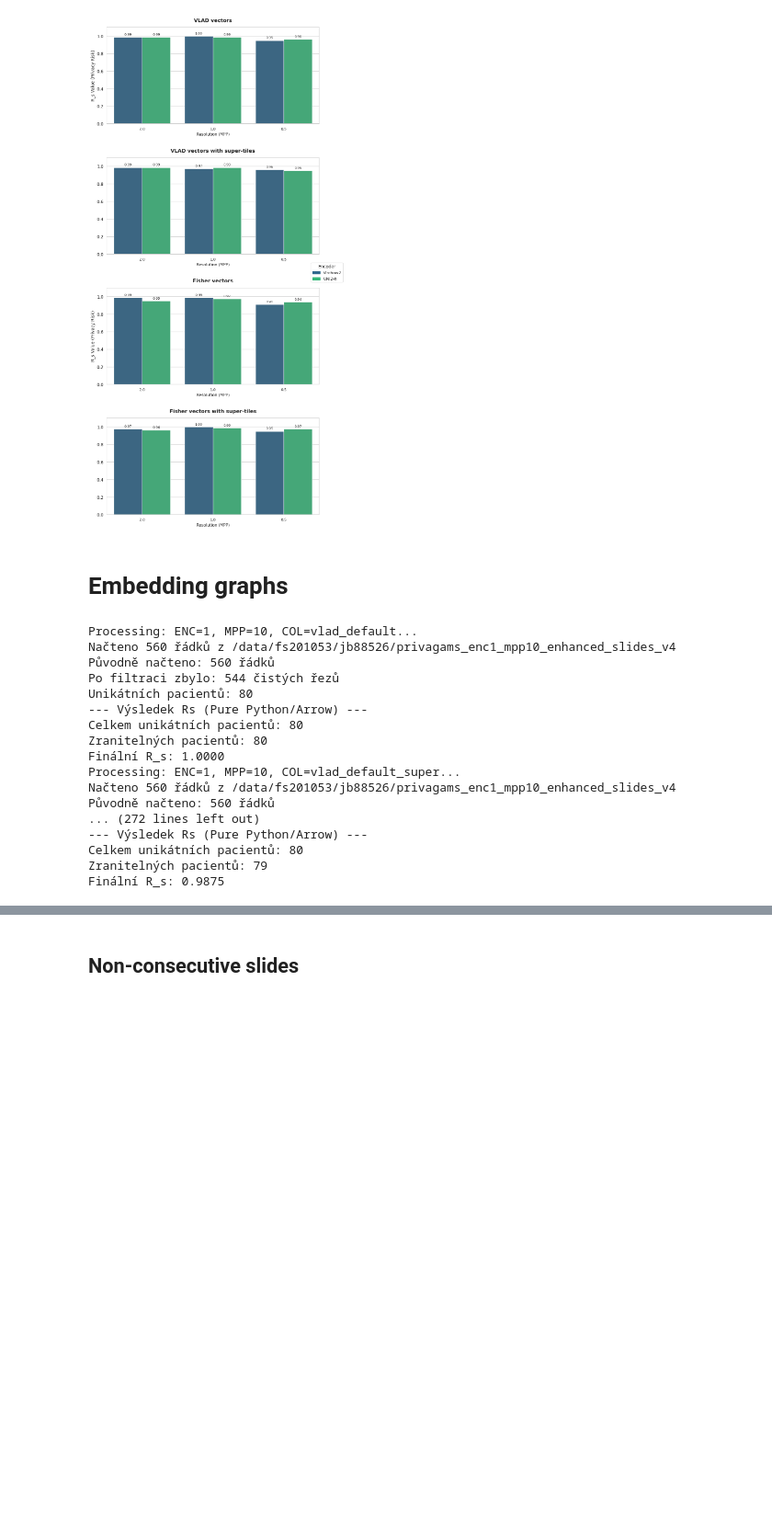
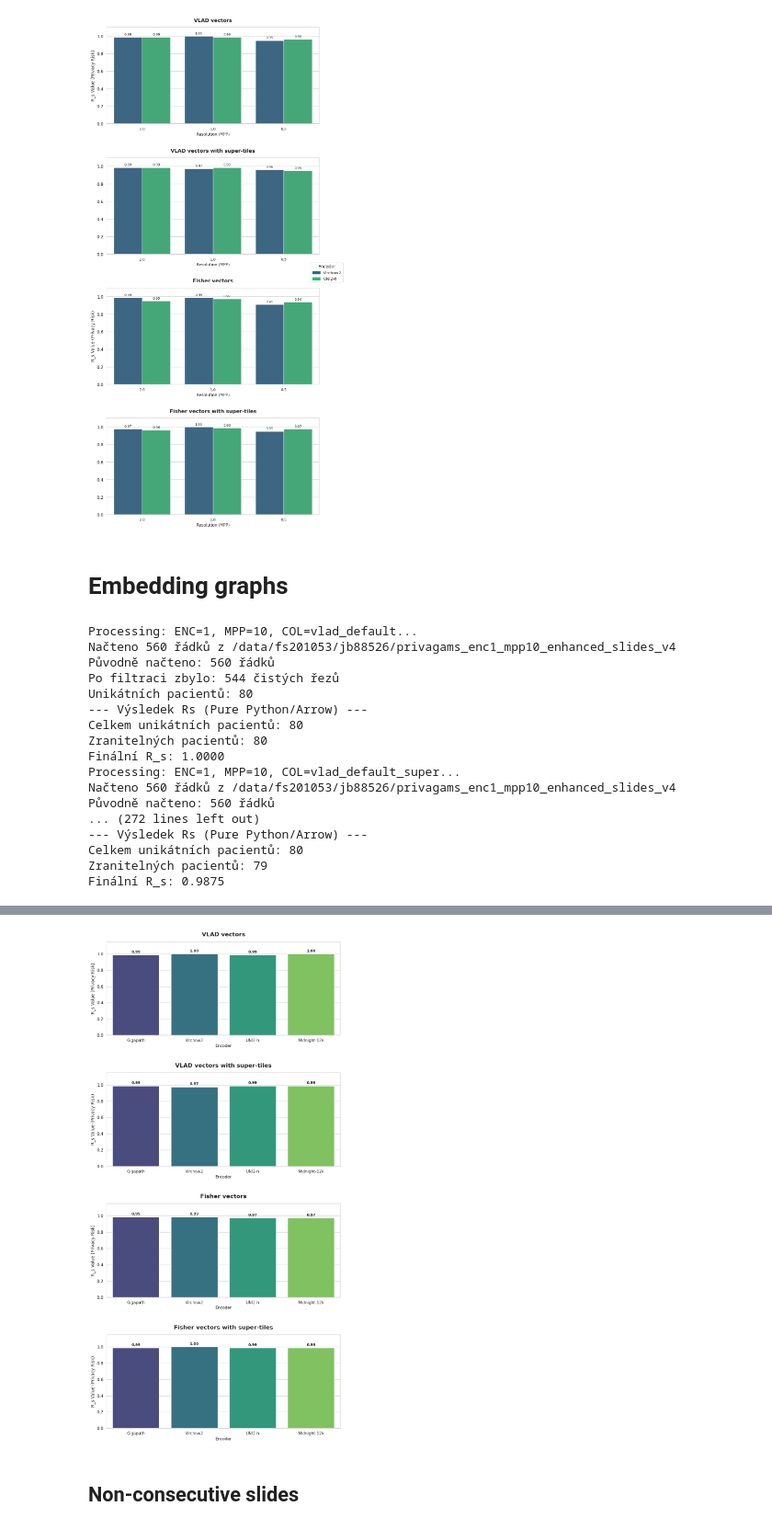
Before and after one commit to RationAI/similarity, a Jupyter notebook: examples/analyze.ipynb, the cells around one changed output, grey strips where cells are left out. Shown at 92% size. Drawn from its saved outputs; the diff is of its cells as text; code cells hidden in the pictures; blank space fills up the shorter version.

```diff
--- a/examples/analyze.ipynb
+++ b/examples/analyze.ipynb
@@ -518,0 +521,12 @@ plt.show()
+# %%
+enc = ["0", "1", "2", "3"]
+mpp = ["10"]
+
+emb_col = [
+    "vlad_default",
+    "vlad_default_super",
+    "fisher_default",
+    "fisher_default_super",
+]
+
+types = ["enhanced_slides_v4"]
@@ -519,2 +592,74 @@ plt.show()
+# %%
+import matplotlib.pyplot as plt
+import seaborn as sns
+import matplotlib.patches as mpatches
+
+# 1. Slovníky pro hezké názvy
+nice_names = {
+    "vlad_default": "VLAD vectors",
+    "vlad_default_super": "VLAD vectors with super-tiles",
+    "fisher_default": "Fisher vectors",
+    "fisher_default_super": "Fisher vectors with super-tiles"
+}
+
+# Mapování pro popisky osy X (předpokládám, že v 'enc' máš stringy "Encoder 0", "Encoder 1" atd.)
+enc_names_map = {
+    "Encoder 0": "Gigapath",
+    "Encoder 1": "Virchow2",
+    "Encoder 2": "UNI2-h",
+    "Encoder 3": "Midnight-12k"
+}
+
+# 2. Příprava dat a figurky
+sns.set_theme(style="whitegrid")
+methods = df_results['method'].unique()
+fig, axes = plt.subplots(len(methods), 1, figsize=(10, 5 * len(methods)), sharey=True)
+axes_flat = axes.flatten()
+
+# Definice barev pro Enkodéry
+unique_encs = sorted(df_results['enc'].unique())
+palette = sns.color_palette("viridis", len(unique_encs))
+color_map = {enc: palette[i] for i, enc in enumerate(unique_encs)}
+
+# 3. Vykreslení
+for i, method in enumerate(methods):
+    ax = axes_flat[i]
+    method_data = df_results[df_results['method'] == method].copy()
+
+    # Vytvoření hezkých popisků pro osu X v datech
+    method_data['enc_label'] = method_data['enc'].map(enc_names_map).fillna(method_data['enc'])
+
+    # Vykreslení barplotu
+    sns.barplot(
+        data=method_data,
+        x="enc_label",  # Teď používáme ty hezké názvy
+        y="rs_value",
+        hue="enc_label",
+        palette="viridis",
+        ax=ax,
+        dodge=False,    # Máme jeden sloupec na jeden popisek, dodge není potřeba
+        legend=False
+    )
+
+    # Přidání čísel nad sloupce
+    for container in ax.containers:
+        ax.bar_label(container, fmt='%.2f', padding=3, fontsize=10, fontweight='bold')
+
+    # Titulek a popisky os
+    display_title = nice_names.get(method, method)
+    ax.set_title(display_title, fontsize=16, fontweight='bold', pad=15)
+
+    ax.set_xlabel("Encoder", fontsize=11)
+    ax.set_ylabel("R_s Value (Privacy Risk)")
+    ax.set_ylim(0, 1.15)
+
+# 4. Finální doladění
+plt.tight_layout()
+# hspace zvětšíme, aby se titulky nepletly s popisky osy X horního grafu
+plt.subplots_adjust(hspace=0.4)
+
+plt.show()
+# %% [output]
+[figure, added]
 # %% [markdown]
 ## Non-consecutive slides
```
Also changed, not shown: parts of 5 cells of this notebook.
